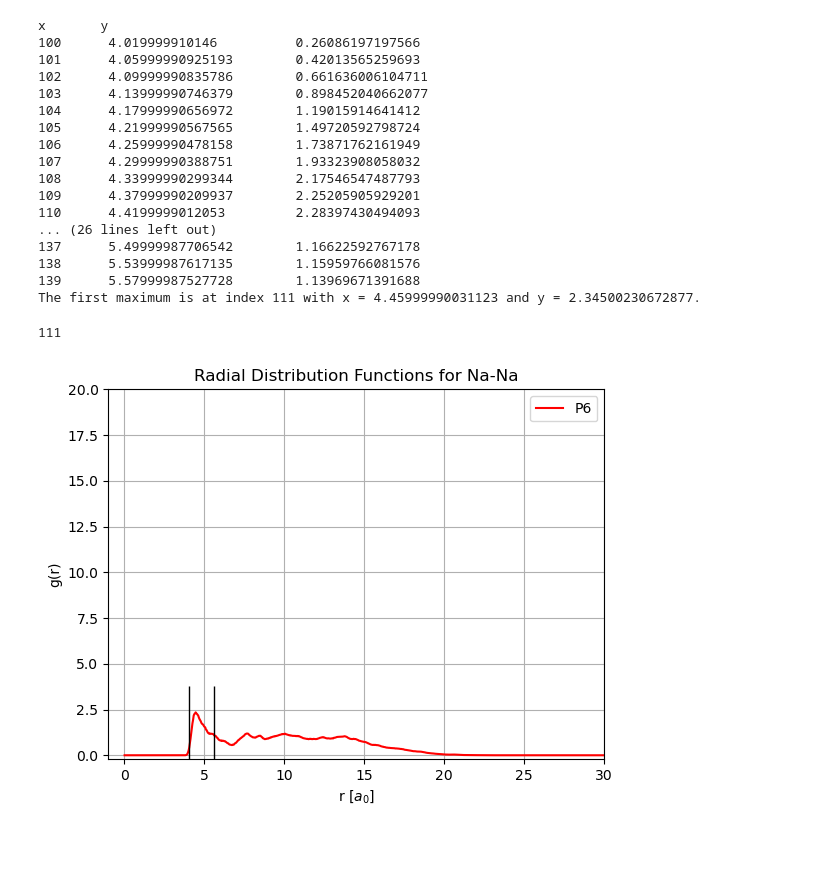
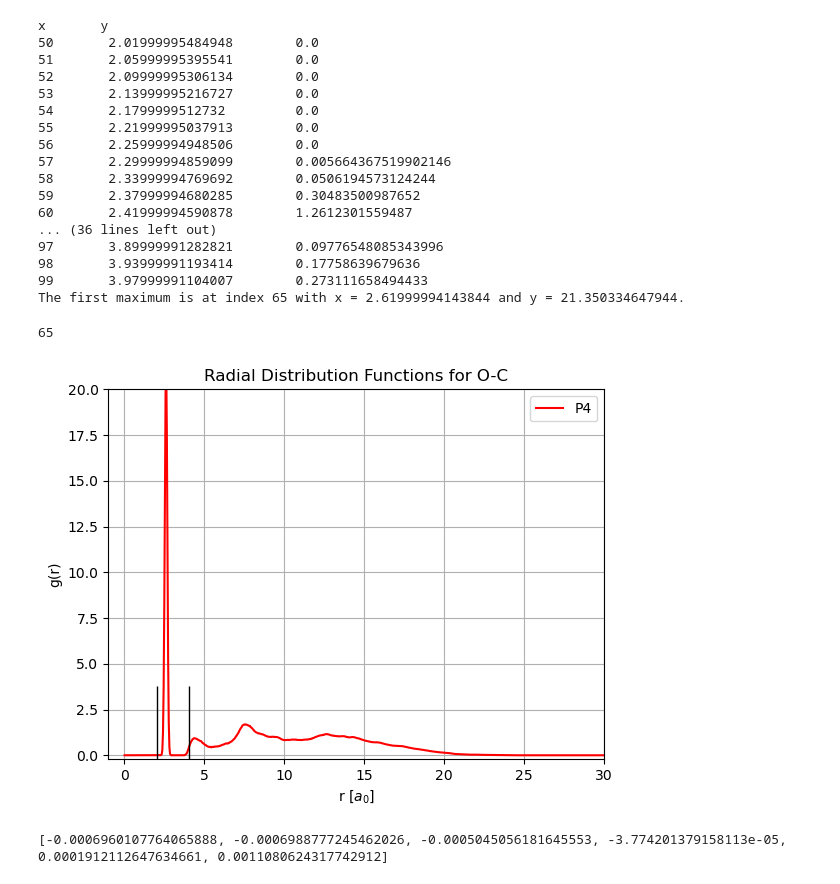
Before and after one commit to fionabaumhauer/msc_summer_project, a Jupyter notebook: nearest_neighbour_separations.ipynb, the cells around one changed output. Drawn from its saved outputs; the diff is of its cells as text; code cells hidden in the pictures; blank space fills up the shorter version.

```diff
--- a/nearest_neighbour_separations.ipynb
+++ b/nearest_neighbour_separations.ipynb
@@ -58,35 +58,51 @@ def find_max(lower_index, upper_index, x_values, y_values):
                 break
     return max_index
 # %%
-pressure = 6
-pair = '331' #pairs = ['111','121', '131', '221', '231','331']
+pressure = 4
+pair = '121' #pairs = ['111','121', '131', '221', '231','331']
 
-lower_index = 100
-upper_index = 140
+lower_index = 50
+upper_index = 100
 
 x_values, y_values = get_rdf_values(pressure, pair)
 plot_rdf(pair,pressure,x_values,y_values)
 find_max(lower_index, upper_index, x_values, y_values)
 # %% [output]
 x       y
-100      4.019999910146          0.26086197197566
-101      4.05999990925193        0.42013565259693
-102      4.09999990835786        0.661636006104711
-103      4.13999990746379        0.898452040662077
-104      4.17999990656972        1.19015914641412
-105      4.21999990567565        1.49720592798724
-106      4.25999990478158        1.73871762161949
-107      4.29999990388751        1.93323908058032
-108      4.33999990299344        2.17546547487793
-109      4.37999990209937        2.25205905929201
-110      4.4199999012053         2.28397430494093
-... (26 lines left out)
-137      5.49999987706542        1.16622592767178
-138      5.53999987617135        1.15959766081576
-139      5.57999987527728        1.13969671391688
-The first maximum is at index 111 with x = 4.45999990031123 and y = 2.34500230672877.
+50       2.01999995484948        0.0
+51       2.05999995395541        0.0
+52       2.09999995306134        0.0
+53       2.13999995216727        0.0
+54       2.1799999512732         0.0
+55       2.21999995037913        0.0
+56       2.25999994948506        0.0
+57       2.29999994859099        0.005664367519902146
+58       2.33999994769692        0.0506194573124244
+59       2.37999994680285        0.30483500987652
+60       2.41999994590878        1.2612301559487
+... (36 lines left out)
+97       3.89999991282821        0.09776548085343996
+98       3.93999991193414        0.17758639679636
+99       3.97999991104007        0.273111658494433
+The first maximum is at index 65 with x = 2.61999994143844 and y = 21.350334647944.
-111
+65
-[figure, old version]
+[figure, new version]
+# %%
+pressures_au = []
+
+with open("d:/msc/summer_project/P_V_data.txt", "r") as file:
+    # Read the first line (titles) and ignore it
+    titles = file.readline()
+
+    # Iterate through each remaining line in the file
+    for line in file:
+        # Split the line into columns using tab as the delimiter
+        values_in_this_line = line.strip().split("\t")
+        value_in_second_column = float(values_in_this_line[1])
+        pressures_au.append(value_in_second_column)
+print(pressures_au)
+# %% [output]
+[-0.0006960107764065888, -0.0006988777245462026, -0.0005045056181645553, -3.774201379158113e-05, 0.0001912112647634661, 0.0011080624317742912]
 # %%
 import numpy as np
 
```
Also changed, not shown: parts of 3 cells of this notebook, 1 other file.
